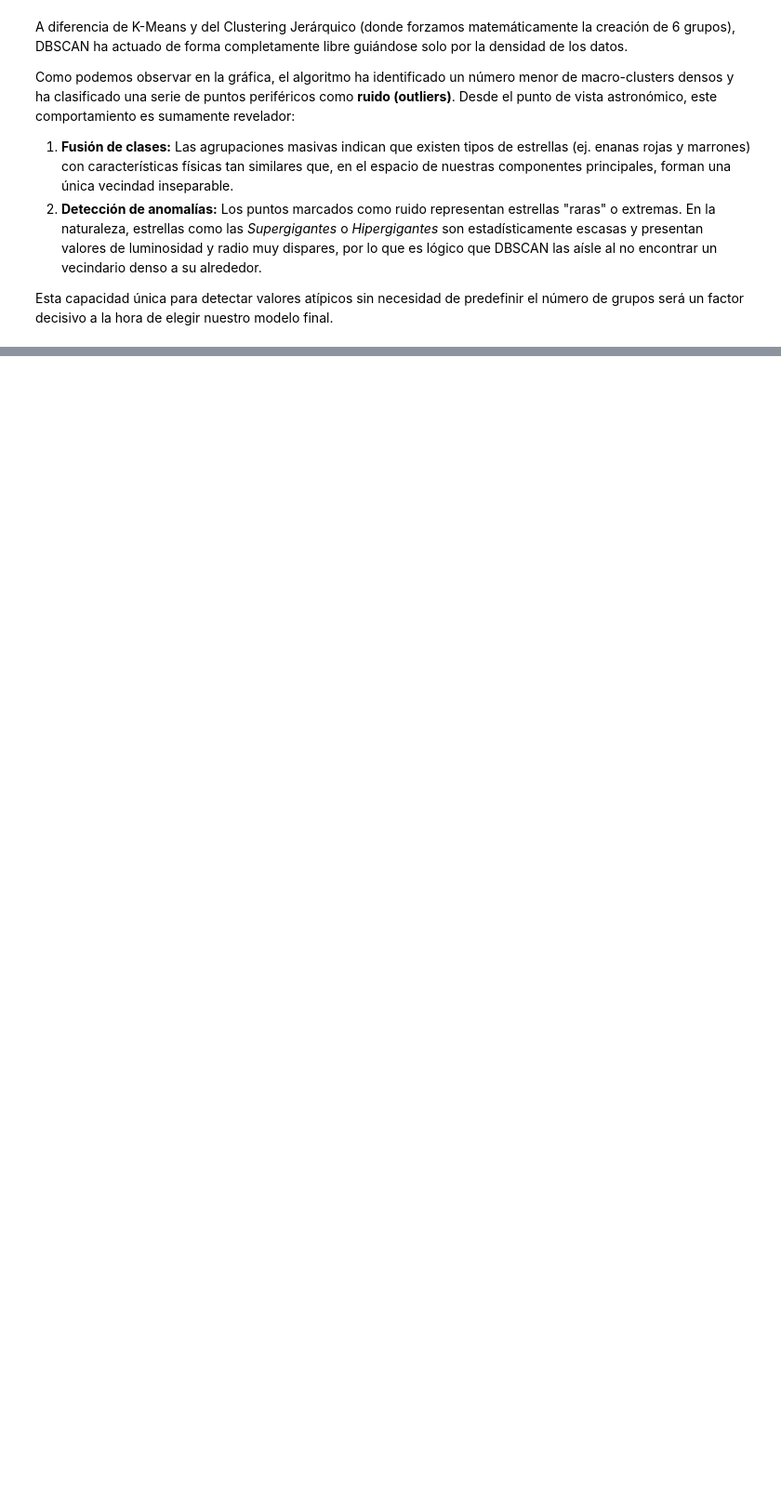
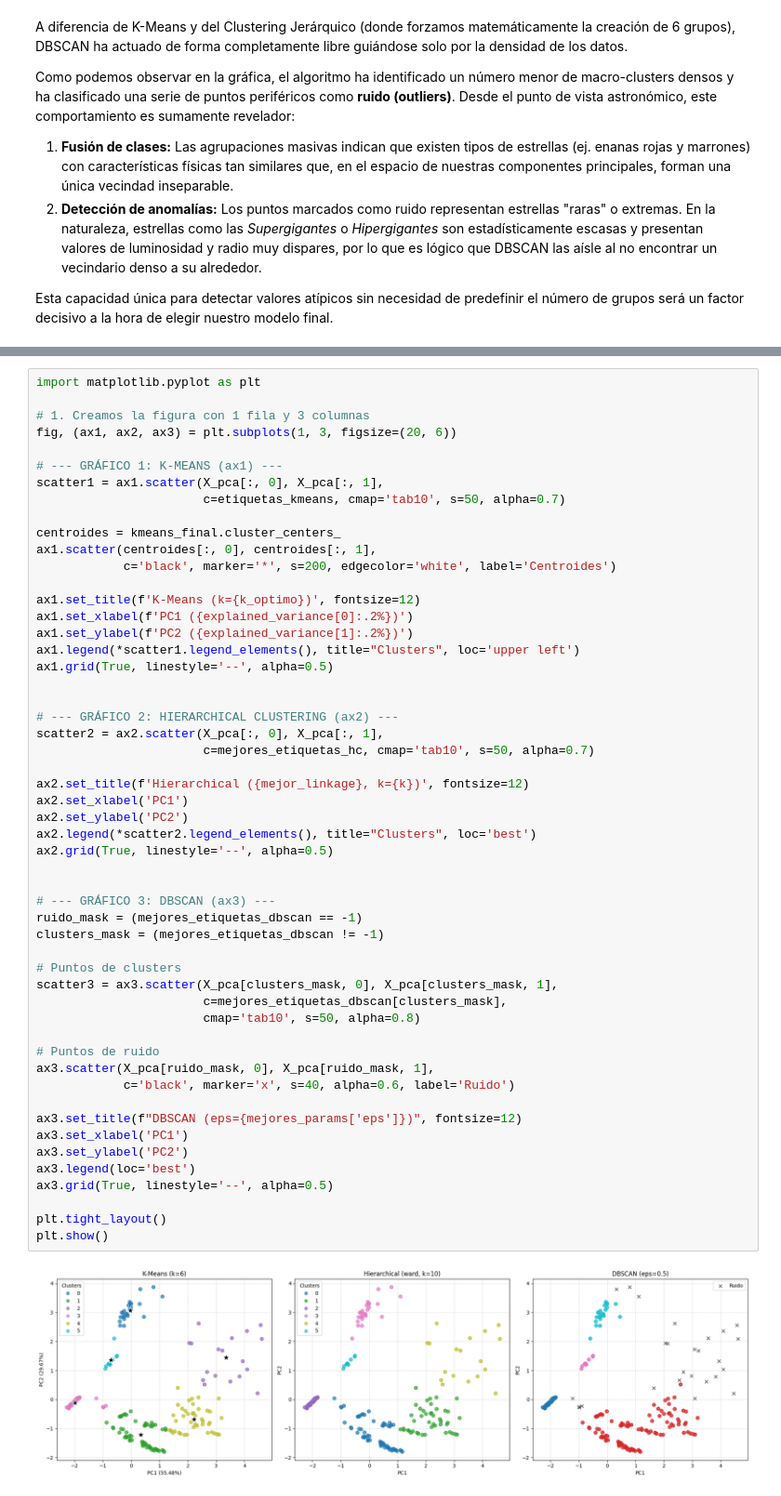
Before and after one commit to 100522128/g81_P2_03_Aprendizaje_Automatico, a Jupyter notebook: notebook.ipynb, the cells around one changed output, grey strips where cells are left out. Shown at 93% size. Saved outputs shown, nothing was run; the diff lists cells and outputs as text; blank space fills up the shorter version.

Commit message:
Analisis,discusion de resultados,seleccion de mejor modelo y comparativa con tabl adel enunciado

```diff
--- a/notebook.ipynb
+++ b/notebook.ipynb
@@ -628,0 +632,55 @@ Esta capacidad única para detectar valores atípicos sin necesidad de predefini
+# %%
+import matplotlib.pyplot as plt
+
+# 1. Creamos la figura con 1 fila y 3 columnas
+fig, (ax1, ax2, ax3) = plt.subplots(1, 3, figsize=(20, 6))
+
+# --- GRÁFICO 1: K-MEANS (ax1) ---
+scatter1 = ax1.scatter(X_pca[:, 0], X_pca[:, 1],
+                       c=etiquetas_kmeans, cmap='tab10', s=50, alpha=0.7)
+
+centroides = kmeans_final.cluster_centers_
+ax1.scatter(centroides[:, 0], centroides[:, 1],
+            c='black', marker='*', s=200, edgecolor='white', label='Centroides')
+
+ax1.set_title(f'K-Means (k={k_optimo})', fontsize=12)
+ax1.set_xlabel(f'PC1 ({explained_variance[0]:.2%})')
+ax1.set_ylabel(f'PC2 ({explained_variance[1]:.2%})')
+ax1.legend(*scatter1.legend_elements(), title="Clusters", loc='upper left')
+ax1.grid(True, linestyle='--', alpha=0.5)
+
+
+# --- GRÁFICO 2: HIERARCHICAL CLUSTERING (ax2) ---
+scatter2 = ax2.scatter(X_pca[:, 0], X_pca[:, 1],
+                       c=mejores_etiquetas_hc, cmap='tab10', s=50, alpha=0.7)
+
+ax2.set_title(f'Hierarchical ({mejor_linkage}, k={k})', fontsize=12)
+ax2.set_xlabel('PC1')
+ax2.set_ylabel('PC2')
+ax2.legend(*scatter2.legend_elements(), title="Clusters", loc='best')
+ax2.grid(True, linestyle='--', alpha=0.5)
+
+
+# --- GRÁFICO 3: DBSCAN (ax3) ---
+ruido_mask = (mejores_etiquetas_dbscan == -1)
+clusters_mask = (mejores_etiquetas_dbscan != -1)
+
+# Puntos de clusters
+scatter3 = ax3.scatter(X_pca[clusters_mask, 0], X_pca[clusters_mask, 1],
+                       c=mejores_etiquetas_dbscan[clusters_mask],
+                       cmap='tab10', s=50, alpha=0.8)
+
+# Puntos de ruido
+ax3.scatter(X_pca[ruido_mask, 0], X_pca[ruido_mask, 1],
+            c='black', marker='x', s=40, alpha=0.6, label='Ruido')
+
+ax3.set_title(f"DBSCAN (eps={mejores_params['eps']})", fontsize=12)
+ax3.set_xlabel('PC1')
+ax3.set_ylabel('PC2')
+ax3.legend(loc='best')
+ax3.grid(True, linestyle='--', alpha=0.5)
+
+plt.tight_layout()
+plt.show()
+# %% [output]
+[figure, added]
```
Also changed, not shown: parts of 12 cells of this notebook.
